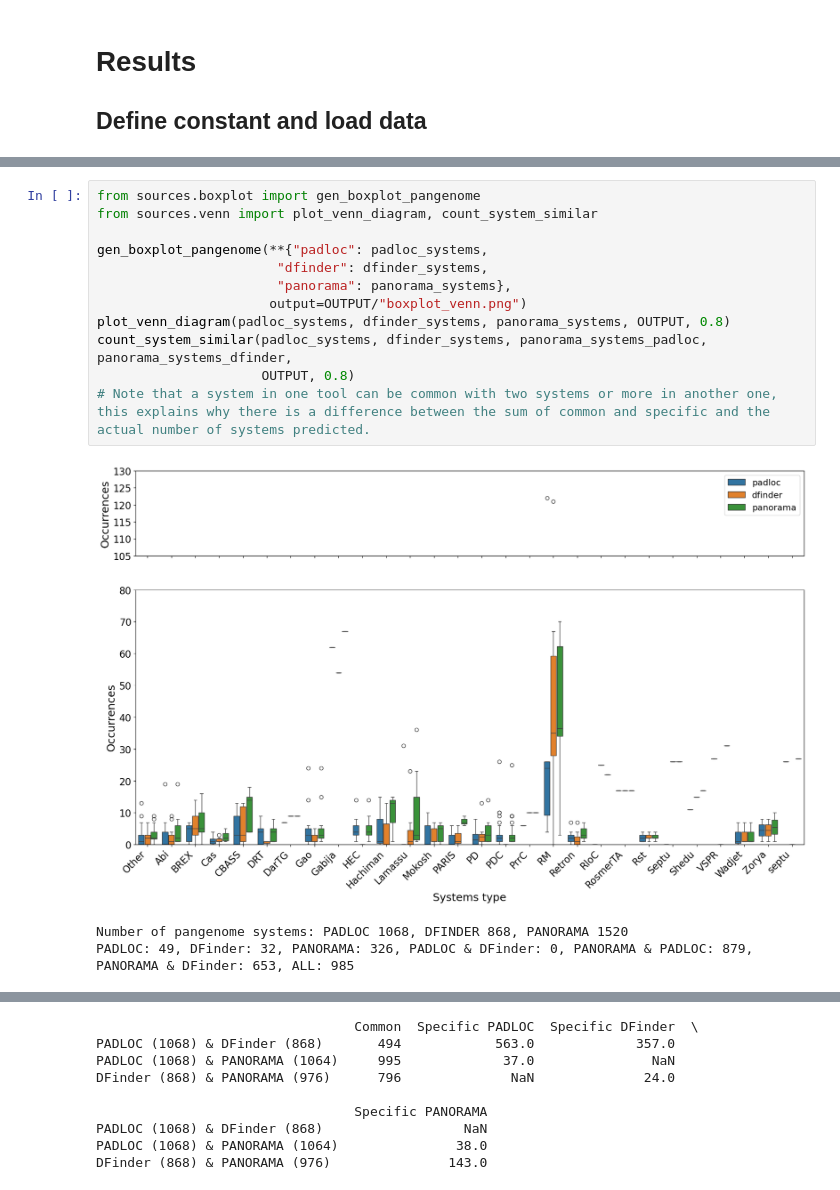
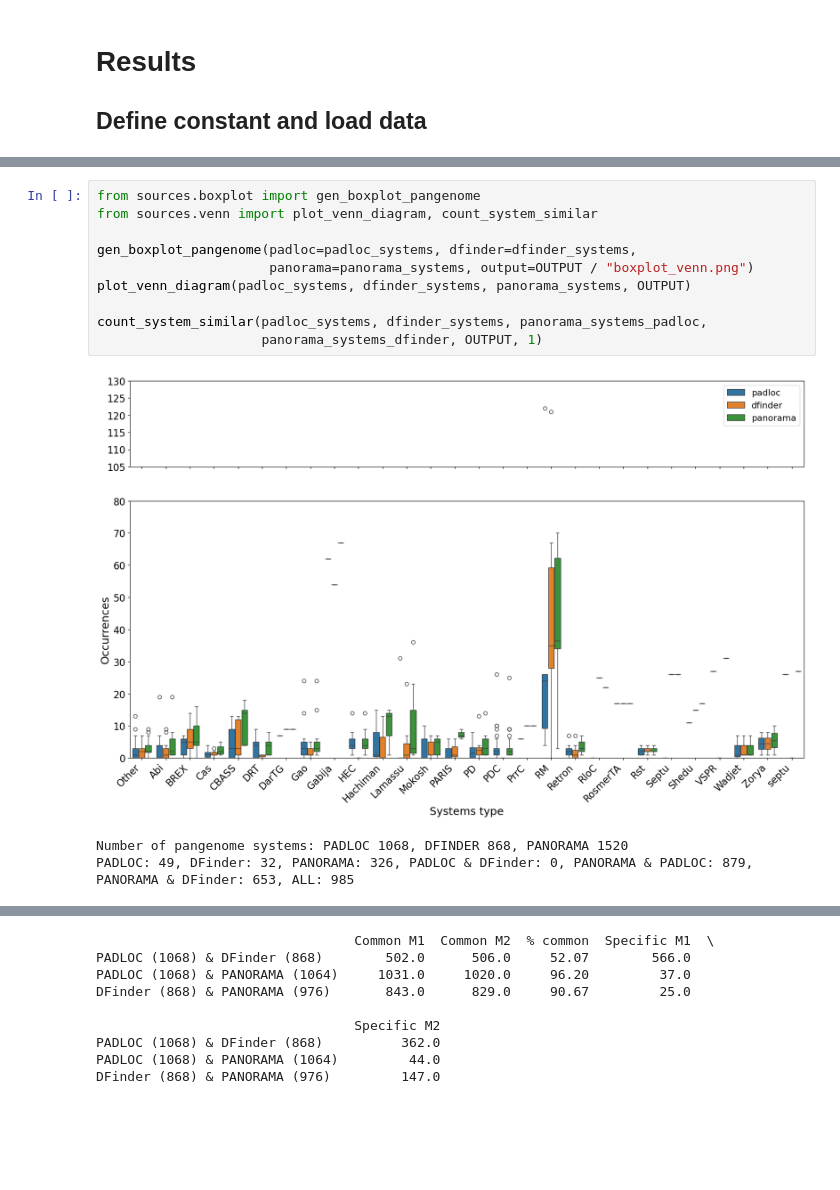
Before and after one commit to jpjarnoux/PANORAMA_article, a Jupyter notebook: main.ipynb, the cells around one changed output, grey strips where cells are left out. Drawn from its saved outputs; the diff is of its cells as text; blank space fills up the shorter version.

Commit message:
Improve figures

```diff
--- a/main.ipynb
+++ b/main.ipynb
@@ -130,26 +129,24 @@ panorama_systems = merge_results(panorama_systems_padloc, panorama_systems_dfind
 # %%
 from sources.boxplot import gen_boxplot_pangenome
 from sources.venn import plot_venn_diagram, count_system_similar
 
-gen_boxplot_pangenome(**{"padloc": padloc_systems,
-                       "dfinder": dfinder_systems,
-                       "panorama": panorama_systems},
-                      output=OUTPUT/"boxplot_venn.png")
-plot_venn_diagram(padloc_systems, dfinder_systems, panorama_systems, OUTPUT, 0.8)
-count_system_similar(padloc_systems, dfinder_systems, panorama_systems_padloc, panorama_systems_dfinder,
-                     OUTPUT, 0.8)
-# Note that a system in one tool can be common with two systems or more in another one, this explains why there is a difference between the sum of common and specific and the actual number of systems predicted.
+gen_boxplot_pangenome(padloc=padloc_systems, dfinder=dfinder_systems,
+                      panorama=panorama_systems, output=OUTPUT / "boxplot_venn.png")
+plot_venn_diagram(padloc_systems, dfinder_systems, panorama_systems, OUTPUT)
+
+count_system_similar(padloc_systems, dfinder_systems, panorama_systems_padloc,
+                     panorama_systems_dfinder, OUTPUT, 1)
 # %% [output]
-[figure, old version]
+[figure, new version]
 Number of pangenome systems: PADLOC 1068, DFINDER 868, PANORAMA 1520
 PADLOC: 49, DFinder: 32, PANORAMA: 326, PADLOC & DFinder: 0, PANORAMA & PADLOC: 879, PANORAMA & DFinder: 653, ALL: 985
 [figure]
-                                 Common  Specific PADLOC  Specific DFinder  \
-PADLOC (1068) & DFinder (868)       494            563.0             357.0
-PADLOC (1068) & PANORAMA (1064)     995             37.0               NaN
-DFinder (868) & PANORAMA (976)      796              NaN              24.0
+                                 Common M1  Common M2  % common  Specific M1  \
+PADLOC (1068) & DFinder (868)        502.0      506.0     52.07        566.0
+PADLOC (1068) & PANORAMA (1064)     1031.0     1020.0     96.20         37.0
+DFinder (868) & PANORAMA (976)       843.0      829.0     90.67         25.0
 
-                                 Specific PANORAMA
-PADLOC (1068) & DFinder (868)                  NaN
-PADLOC (1068) & PANORAMA (1064)               38.0
-DFinder (868) & PANORAMA (976)               143.0
+                                 Specific M2
+PADLOC (1068) & DFinder (868)          362.0
+PADLOC (1068) & PANORAMA (1064)         44.0
+DFinder (868) & PANORAMA (976)         147.0
```
Also changed, not shown: parts of 2 cells of this notebook, 2 other files.
